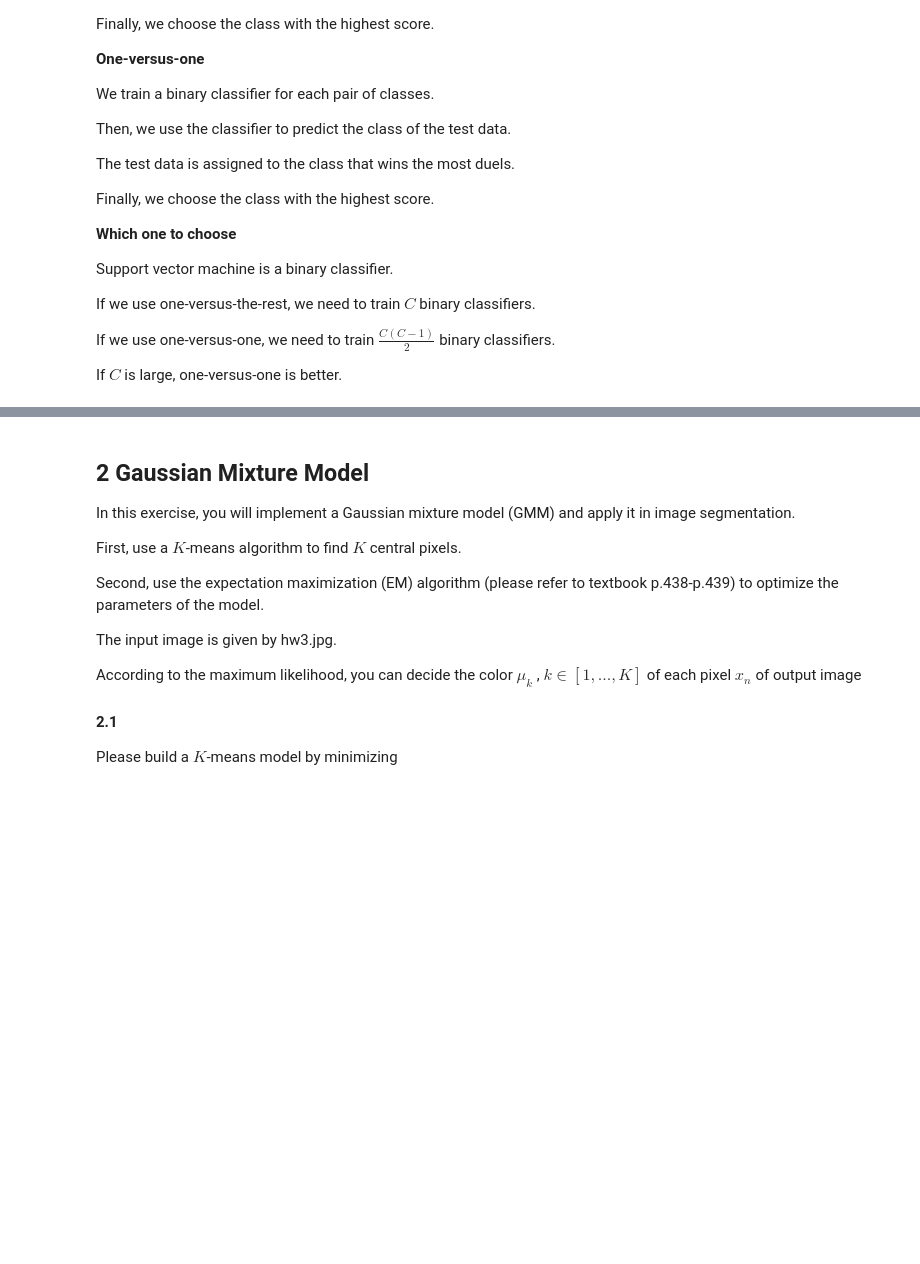
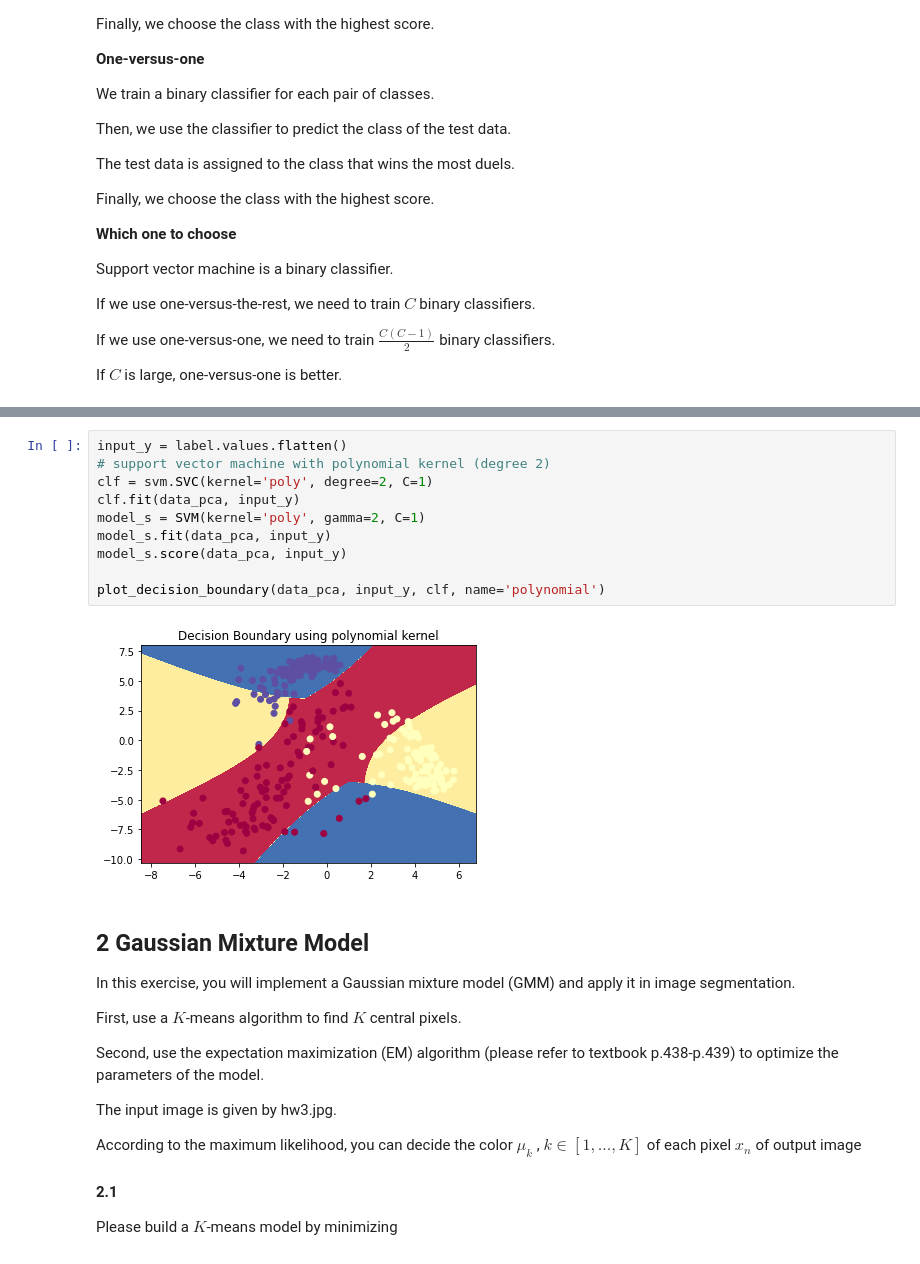
Before and after one commit to jacksonchen1998/2022-NYCU-ML, a Jupyter notebook: hw3_311511052/hw3_311511052.ipynb, the cells around one changed output, grey strips where cells are left out. Drawn from its saved outputs; the diff is of its cells as text; blank space fills up the shorter version.

```diff
--- a/hw3_311511052/hw3_311511052.ipynb
+++ b/hw3_311511052/hw3_311511052.ipynb
@@ -227,3 +331,15 @@ $$
+# %%
+input_y = label.values.flatten()
+# support vector machine with polynomial kernel (degree 2)
+clf = svm.SVC(kernel='poly', degree=2, C=1)
+clf.fit(data_pca, input_y)
+model_s = SVM(kernel='poly', gamma=2, C=1)
+model_s.fit(data_pca, input_y)
+model_s.score(data_pca, input_y)
+
+plot_decision_boundary(data_pca, input_y, clf, name='polynomial')
+# %% [output]
+[figure, added]
 # %% [markdown]
 ## 2 Gaussian Mixture Model
 
```
Also changed, not shown: parts of 12 cells of this notebook, 2 other files.
